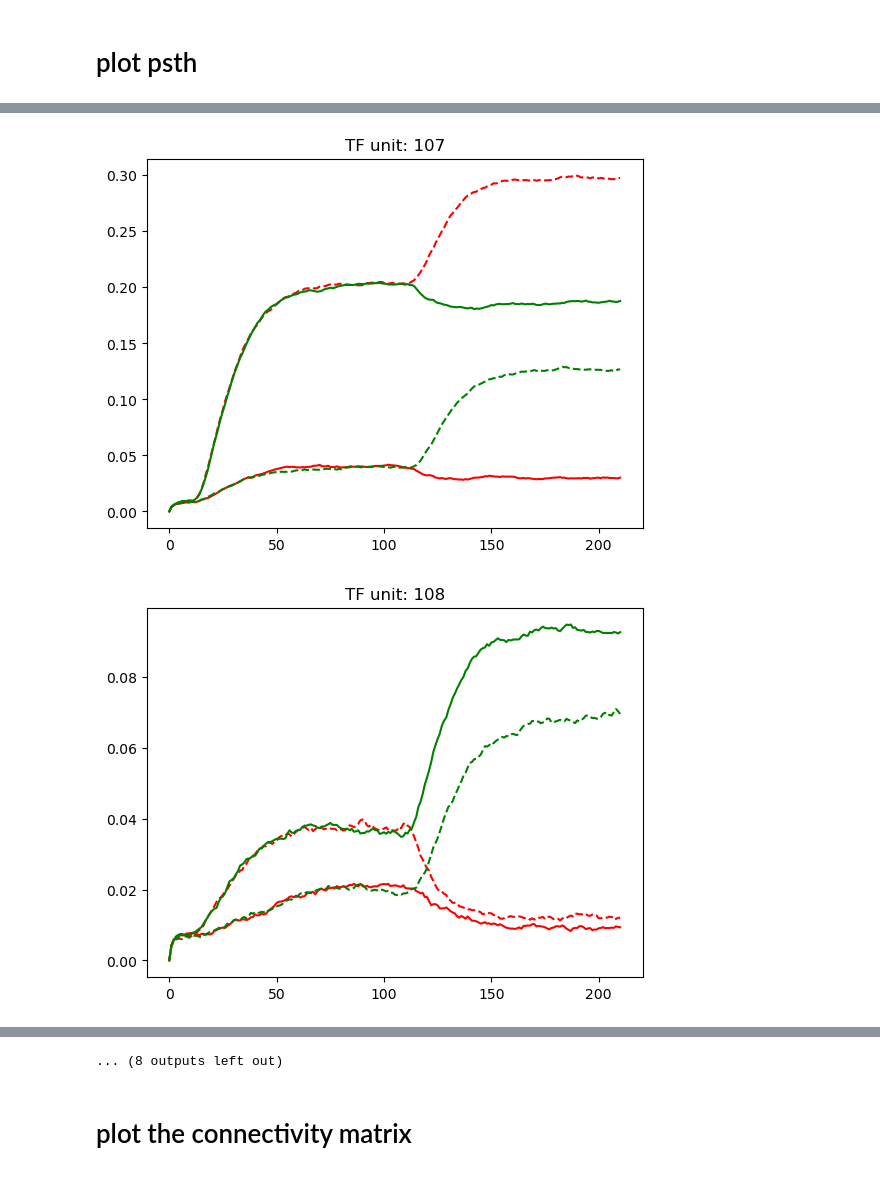
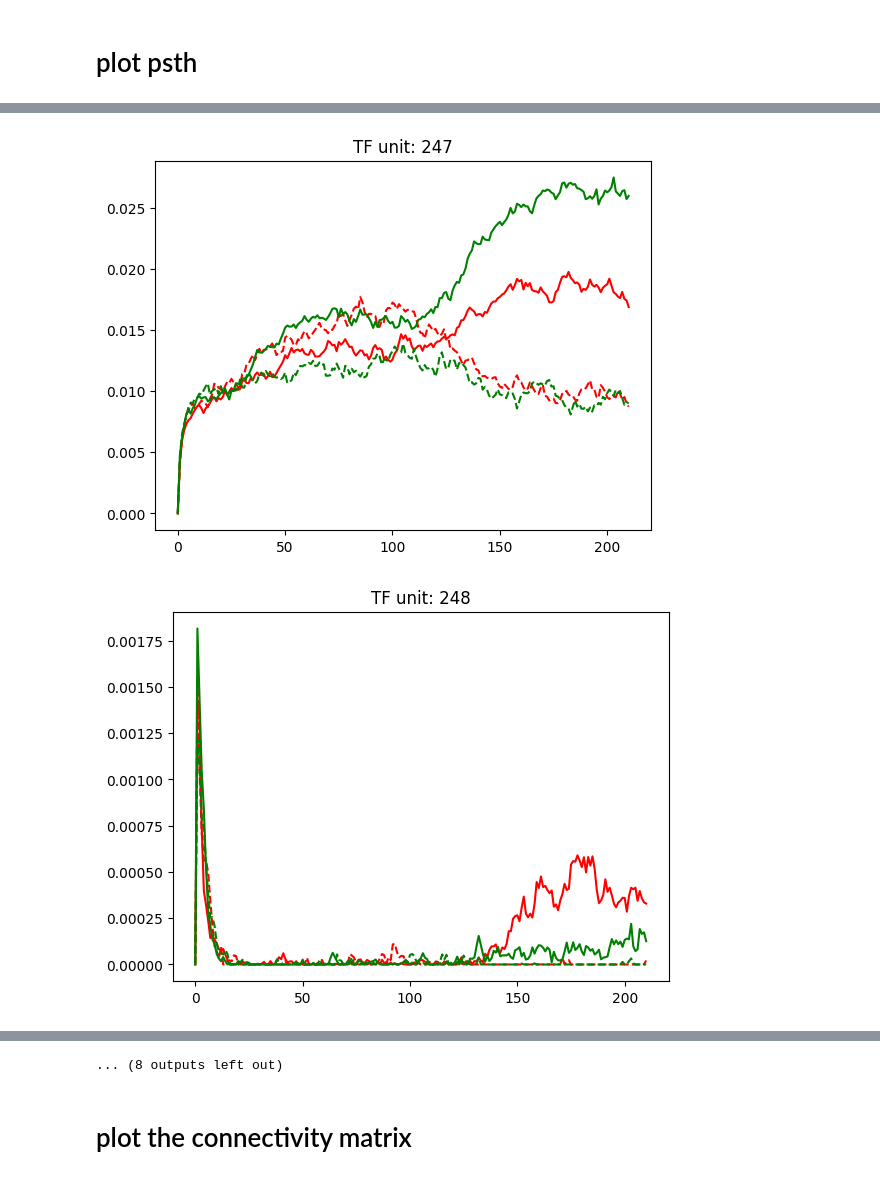
Before and after one commit to tianw6/lowrank_inference, a Jupyter notebook: notebooks/debug3Area.ipynb, the cells around one changed output, grey strips where cells are left out. Saved outputs shown, nothing was run; the diff lists cells and outputs as text; code cells hidden in the pictures.

```diff
--- a/notebooks/debug3Area.ipynb
+++ b/notebooks/debug3Area.ipynb
@@ -126,9 +123,13 @@ wo_init = (temp2*wo_mask)
 temp3 = torch.normal(0,np.sqrt(1/size),size = (hidden_size,hidden_size))
 wrec_init = (np.abs(temp3)*wrec_mask)
 
+b_init = torch.normal(0, np.sqrt(1/size), size = (hidden_size, 1))
+
 hidden_size = size
 net = FullRankRNN(3, hidden_size, 1, noise_std, alpha, train_wi=True, train_wo = True, train_h0=True,
-                  wrec_mask = wrec_mask, wi_mask = wi_mask, wo_mask = wo_mask)
+                  wrec_mask = wrec_mask, wi_mask = wi_mask, wo_mask = wo_mask,
+                  wi_init = wi_init, wo_init = wo_init, wrec_init = wrec_init,
+                 b_init = None, add_biases = False)
 # %%
 plt.imshow(wrec_init)
 plt.colorbar()
@@ -154,13 +155,13 @@ tensor(-0.7941)
 # %% [markdown]
 # train a full-rank RNN
 # %%
-
-
+# after trained, recurrent connectivity are all zero
+# after trained, bias term will make test accuracy very low
 net.non_linearity = torch.relu
 net.out_non_linearity = torch.eye
 
-train(net, x_train, y_train, mask_train, n_epochs=60, lr=lr, batch_size=100,
-      mask_gradients = False, keep_best=True, cuda=True, early_stop=0.2)
+train(net, x_train, y_train, mask_train, n_epochs=20, lr=lr, batch_size=50,
+      mask_gradients = False, keep_best=True, cuda=True, early_stop=0.2, clip_gradient = 1)
 
 x_val, y_val, mask_val = map_device([x_val, y_val, mask_val], net)
 
@@ -195,6 +199,11 @@ attributes['non_linearity']
 # %% [output]
 <function torch._VariableFunctionsClass.relu>
 # %%
+out = out.cpu()
+y_val = y_val.cpu()
+x_val = x_val.cpu()
+
+
 for n in range(1, 10):
     plt.figure()
     aa = out.detach().numpy()
@@ -220,6 +229,9 @@ for n in range(1, 10):
 # %% [markdown]
 # plot psth
 # %%
+traj = traj.cpu()
+decisions = decisions.cpu()
+
 traj1 = traj.detach().numpy()
 
 traj1 = np.maximum(traj1,0)
@@ -232,7 +244,7 @@ tfRR = traj1[np.logical_and(decisions1 == 1, cohAll_val > 0),:,:]
 tfGL = traj1[np.logical_and(decisions1 == -1, cohAll_val < 0),:,:]
 tfGR = traj1[np.logical_and(decisions1 == 1, cohAll_val < 0),:,:]
 # %%
-for n in range(100,120):
+for n in range(240, 260):
     plt.figure()
     plt.plot(np.mean(tfRL,axis = 0)[:,n], 'r-')
     plt.plot(np.mean(tfRR,axis = 0)[:,n], 'r--')
@@ -250,2 +262,2 @@ for n in range(100,120):
-[figure, old version]
+[figure, new version]
-[figure, old version]
+[figure, new version]
```
Also changed, not shown: parts of 12 cells of this notebook, 1 other file.
